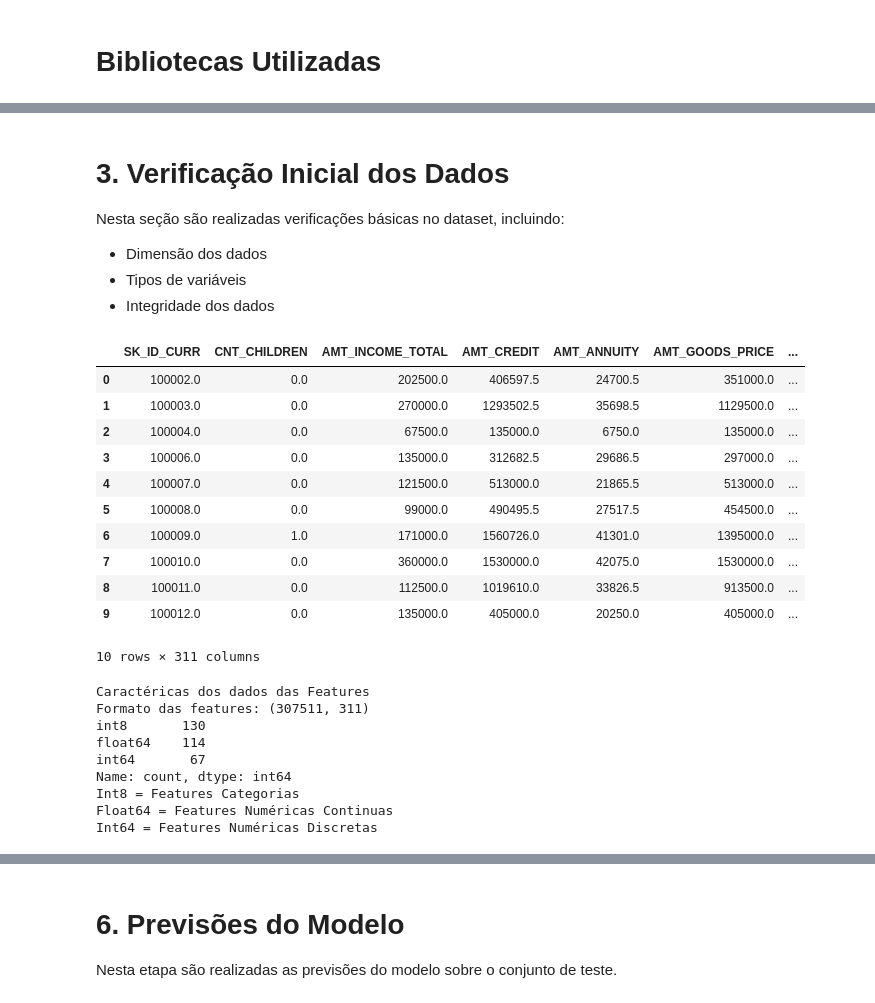
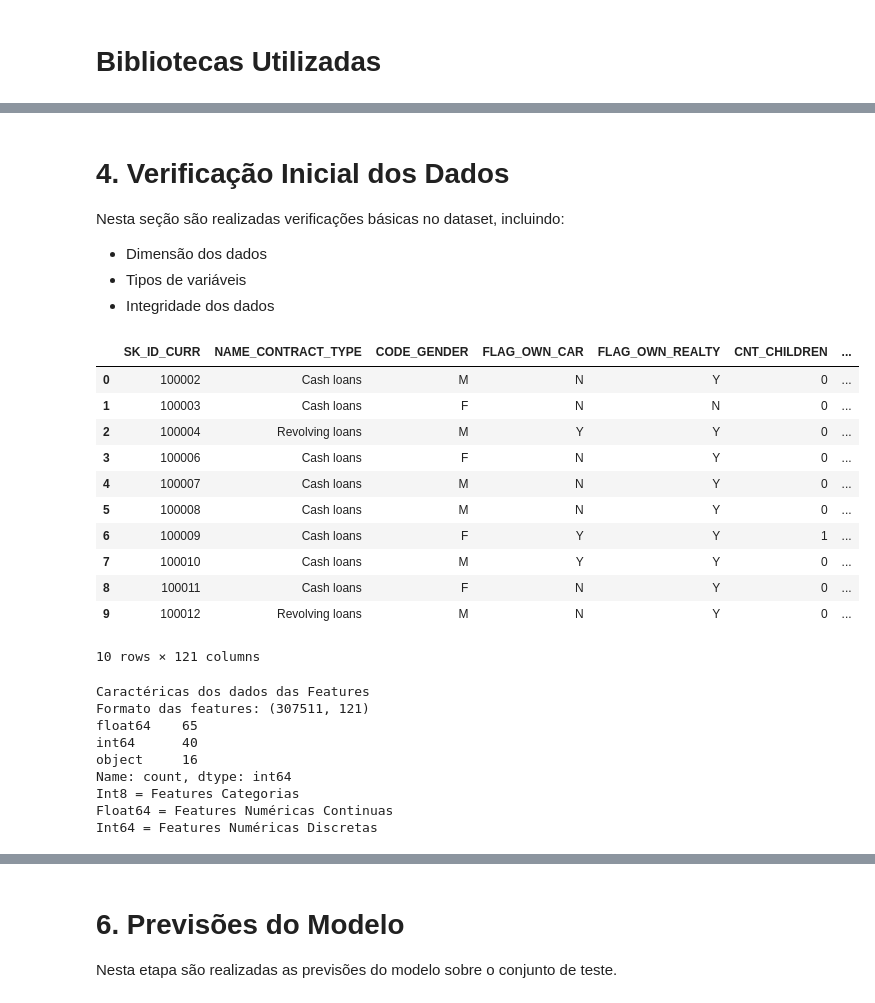
Before and after one commit to Rd-Brito13/Credit-Risk, a Jupyter notebook: notebook/03_modelo_baseline.ipynb, the cells around one changed output, grey strips where cells are left out. Saved outputs shown, nothing was run; the diff lists cells and outputs as text; code cells hidden in the pictures.

```diff
--- a/notebook/03_modelo_baseline.ipynb
+++ b/notebook/03_modelo_baseline.ipynb
@@ -24,4 +100,6 @@ Os dados utilizados nesta etapa foram previamente tratados e armazenados na past
 # %%
-# CARREGAMENTO DAS FEATURES E DO TARGET JÁ PROCESSADOS
-features_processed = pd.read_parquet('../data/processed/Features_processed.parquet')
-target_processed =  pd.read_parquet('../data/processed/Target_processed.parquet')
+# CARREGANDO A BASE  DE DADOS JA ANALISADA
+application_train = pd.read_csv('../data/application_train.csv', encoding = 'iso-8859-1')
+# CARREGA O PIPELINE FINALIZADO NO PASSO ANTERIOR
+pipeline_finalizado = joblib.load('../data/processed/pipeline_preprocessamento.joblib')
+application_train.head()
@@ -28,34 +117,38 @@ target_processed =  pd.read_parquet('../data/processed/Target_processed.parquet'
+# %%
+# SEPERANDO AS FEATURES E O TARGET
+features = application_train.drop(columns = 'TARGET')
+target = application_train['TARGET']
 # %% [markdown]
-# 3. Verificação Inicial dos Dados
+# 4. Verificação Inicial dos Dados
 
 Nesta seção são realizadas verificações básicas no dataset, incluindo:
 - Dimensão dos dados
 - Tipos de variáveis
 - Integridade dos dados
 # %%
-display(features_processed.head(10))
+display(features.head(10))
 print('Caractéricas dos dados das Features')
-print('Formato das features: {}'.format(features_processed.shape))
-print(features_processed.dtypes.value_counts())
+print('Formato das features: {}'.format(features.shape))
+print(features.dtypes.value_counts())
 print('Int8 = Features Categorias\nFloat64 = Features Numéricas Continuas\nInt64 = Features Numéricas Discretas')
 # %% [output]
-|  | SK_ID_CURR | CNT_CHILDREN | AMT_INCOME_TOTAL | AMT_CREDIT | AMT_ANNUITY | AMT_GOODS_PRICE | ... |
-| 0 | 100002.0 | 0.0 | 202500.0 | 406597.5 | 24700.5 | 351000.0 | ... |
-| 1 | 100003.0 | 0.0 | 270000.0 | 1293502.5 | 35698.5 | 1129500.0 | ... |
-| 2 | 100004.0 | 0.0 | 67500.0 | 135000.0 | 6750.0 | 135000.0 | ... |
-| 3 | 100006.0 | 0.0 | 135000.0 | 312682.5 | 29686.5 | 297000.0 | ... |
-| 4 | 100007.0 | 0.0 | 121500.0 | 513000.0 | 21865.5 | 513000.0 | ... |
-| 5 | 100008.0 | 0.0 | 99000.0 | 490495.5 | 27517.5 | 454500.0 | ... |
-| 6 | 100009.0 | 1.0 | 171000.0 | 1560726.0 | 41301.0 | 1395000.0 | ... |
-| 7 | 100010.0 | 0.0 | 360000.0 | 1530000.0 | 42075.0 | 1530000.0 | ... |
-| 8 | 100011.0 | 0.0 | 112500.0 | 1019610.0 | 33826.5 | 913500.0 | ... |
-| 9 | 100012.0 | 0.0 | 135000.0 | 405000.0 | 20250.0 | 405000.0 | ... |
+|  | SK_ID_CURR | NAME_CONTRACT_TYPE | CODE_GENDER | FLAG_OWN_CAR | FLAG_OWN_REALTY | CNT_CHILDREN | ... |
+| 0 | 100002 | Cash loans | M | N | Y | 0 | ... |
+| 1 | 100003 | Cash loans | F | N | N | 0 | ... |
+| 2 | 100004 | Revolving loans | M | Y | Y | 0 | ... |
+| 3 | 100006 | Cash loans | F | N | Y | 0 | ... |
+| 4 | 100007 | Cash loans | M | N | Y | 0 | ... |
+| 5 | 100008 | Cash loans | M | N | Y | 0 | ... |
+| 6 | 100009 | Cash loans | F | Y | Y | 1 | ... |
+| 7 | 100010 | Cash loans | M | Y | Y | 0 | ... |
+| 8 | 100011 | Cash loans | F | N | Y | 0 | ... |
+| 9 | 100012 | Revolving loans | M | N | Y | 0 | ... |
-10 rows × 311 columns
+10 rows × 121 columns
 Caractéricas dos dados das Features
-Formato das features: (307511, 311)
-int8       130
-float64    114
-int64       67
+Formato das features: (307511, 121)
+float64    65
+int64      40
+object     16
 Name: count, dtype: int64
 Int8 = Features Categorias
 Float64 = Features Numéricas Continuas
```
Also changed, not shown: parts of 31 cells of this notebook, 3 other files.
